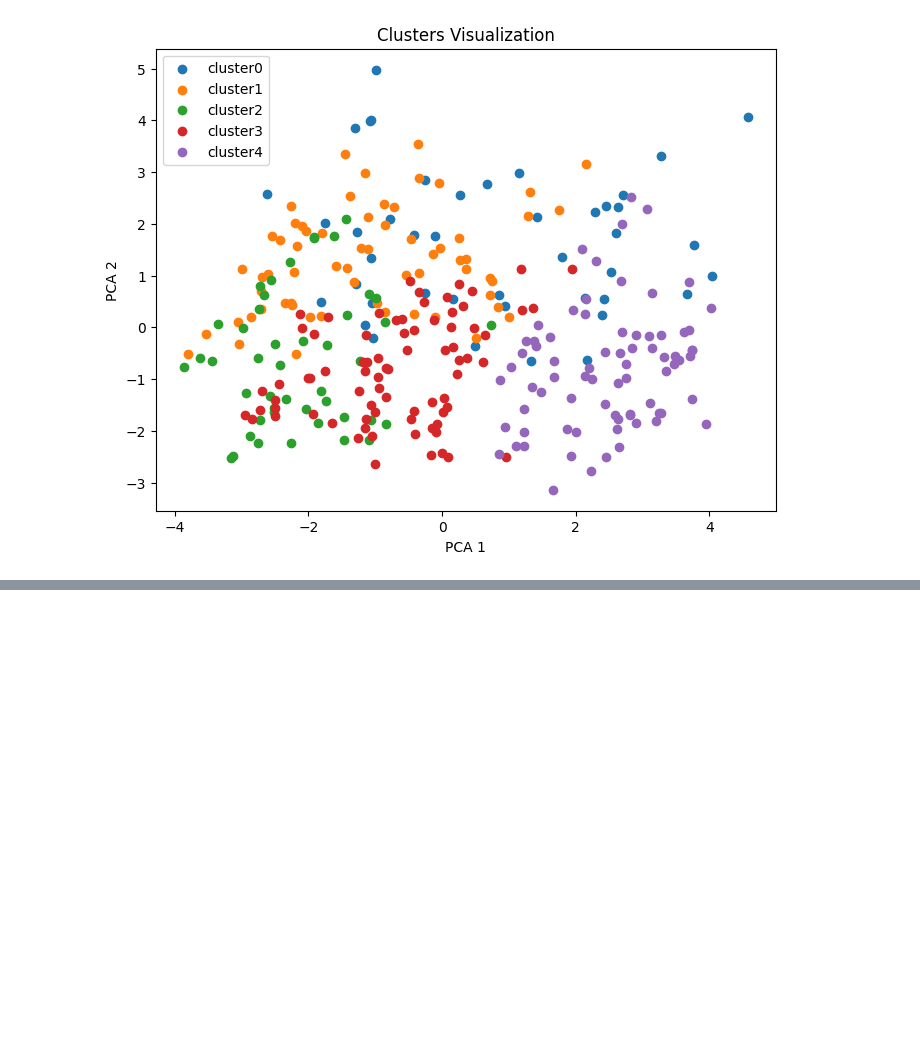
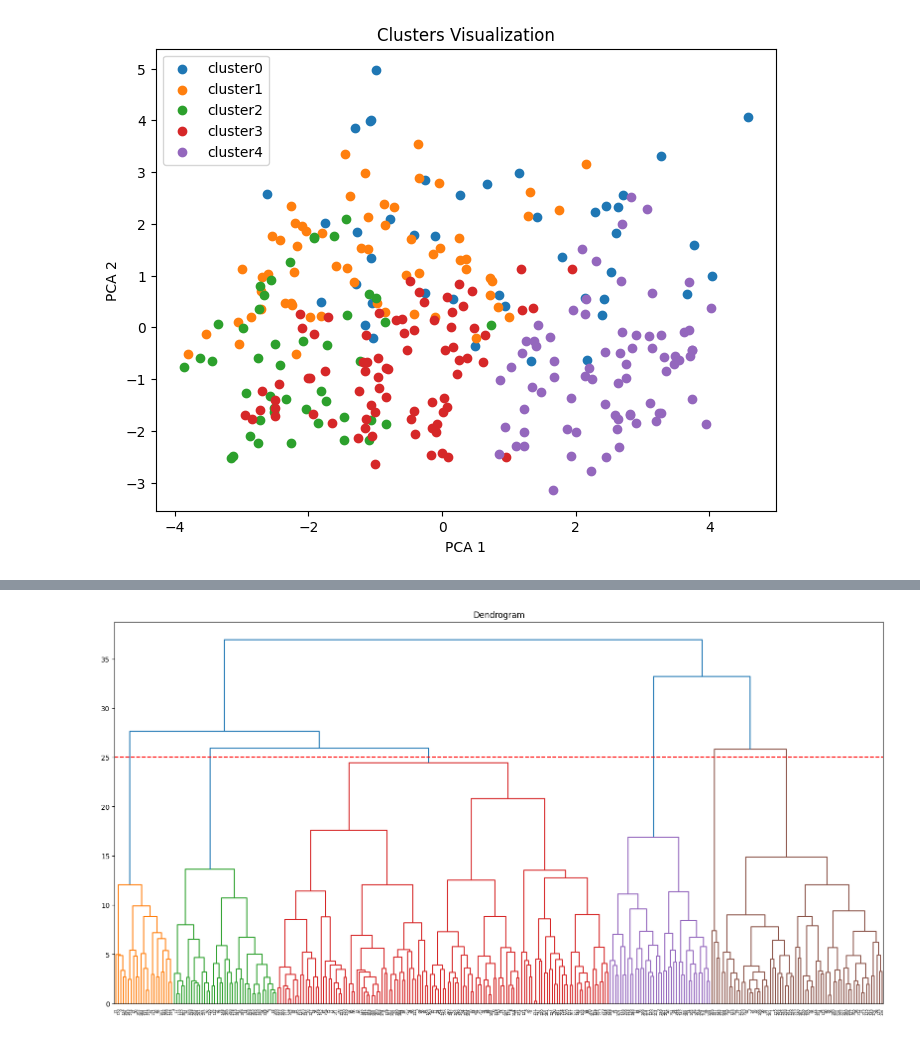
Before and after one commit to GichuriNdungu/-heart-disease-analysis, a Jupyter notebook: analysis.ipynb, the cells around one changed output, grey strips where cells are left out. Saved outputs shown, nothing was run; the diff lists cells and outputs as text; code cells hidden in the pictures; blank space fills up the shorter version.

Commit message:
Hierachichal clustering algorithm

```diff
--- a/analysis.ipynb
+++ b/analysis.ipynb
@@ -224,0 +233,19 @@ plt.show()
+# %%
+import numpy as np
+from scipy.cluster.hierarchy import dendrogram, linkage
+from sklearn.cluster import AgglomerativeClustering
+from sklearn.metrics import silhouette_score
+
+#linkage matrix
+
+Z = linkage(x_scaled, method='ward')
+
+#dendrogram
+
+plt.figure(figsize = (20, 10))
+plt.title("Dendrogram")
+dendrogram(Z)
+plt.axhline(y=25, color='r', linestyle='--')
+plt.show()
+# %% [output]
+[figure, added]
```
Also changed, not shown: parts of 14 cells of this notebook.
